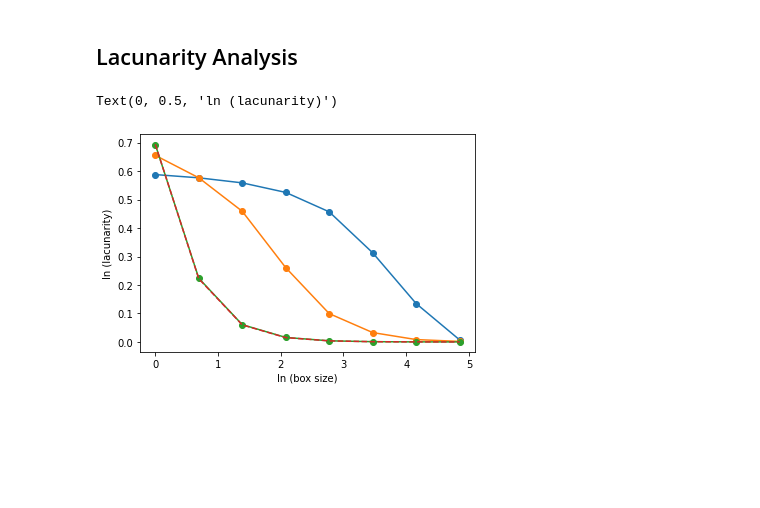
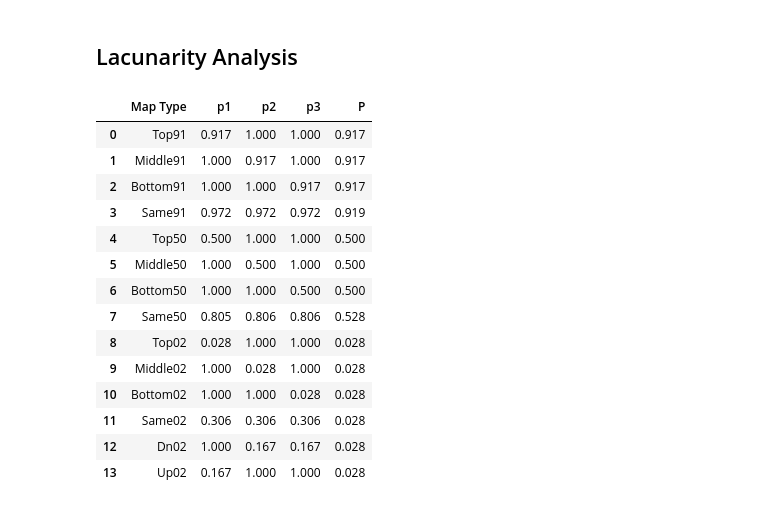
Before and after one commit to vaswin0/FracLac, a Jupyter notebook: lac_ind_paper.ipynb, the cells around one changed output. Saved outputs shown, nothing was run; the diff lists cells and outputs as text; code cells hidden in the pictures; blank space fills up the shorter version.

```diff
--- a/lac_ind_paper.ipynb
+++ b/lac_ind_paper.ipynb
@@ -168,6 +168,24 @@ P = [0.917,0.917,0.917,0.919,0.500,0.500, 0.500, 0.528,  0.028, 0.028, 0.028, 0.
 #Total_Edges = []
 
 maps = pd.DataFrame({'Map Type': map_type,'p1':p1, 'p2':p2, 'p3':p3, 'P':P })
+# %%
+maps
+# %% [output]
+|  | Map Type | p1 | p2 | p3 | P |
+| 0 | Top91 | 0.917 | 1.000 | 1.000 | 0.917 |
+| 1 | Middle91 | 1.000 | 0.917 | 1.000 | 0.917 |
+| 2 | Bottom91 | 1.000 | 1.000 | 0.917 | 0.917 |
+| 3 | Same91 | 0.972 | 0.972 | 0.972 | 0.919 |
+| 4 | Top50 | 0.500 | 1.000 | 1.000 | 0.500 |
+| 5 | Middle50 | 1.000 | 0.500 | 1.000 | 0.500 |
+| 6 | Bottom50 | 1.000 | 1.000 | 0.500 | 0.500 |
+| 7 | Same50 | 0.805 | 0.806 | 0.806 | 0.528 |
+| 8 | Top02 | 0.028 | 1.000 | 1.000 | 0.028 |
+| 9 | Middle02 | 1.000 | 0.028 | 1.000 | 0.028 |
+| 10 | Bottom02 | 1.000 | 1.000 | 0.028 | 0.028 |
+| 11 | Same02 | 0.306 | 0.306 | 0.306 | 0.028 |
+| 12 | Dn02 | 1.000 | 0.167 | 0.167 | 0.028 |
+| 13 | Up02 | 0.167 | 1.000 | 1.000 | 0.028 |
 # %%
 random91 = np.random.choice([1,0], size=((216,216)), replace=True, p=[0.917,1-0.917])
 random50 = np.random.choice([1,0], size=((216,216)), replace=True, p=[0.5,0.5])
@@ -197,15 +215,3 @@ def lacunarity(x):
 # %%
 box_size = [1,2,4,8,16,32,64,128]
 maps =  np.array(maps)
-# %%
-
-for i in range(len(maps)):
-    if  maps[i,4] == 0.5:
-        plt.plot(np.log(box_size),np.log(lacunarity(RandHierarchFracGen(3, 216, maps[i,1:-1] )) ),'-o')
-
-plt.plot(np.log(box_size),np.log(lacunarity(random50)), '--')
-plt.xlabel('ln (box size)')
-plt.ylabel('ln (lacunarity)')
-# %% [output]
-Text(0, 0.5, 'ln (lacunarity)')
-[figure, removed]
```
Also changed, not shown: parts of 4 cells of this notebook.
